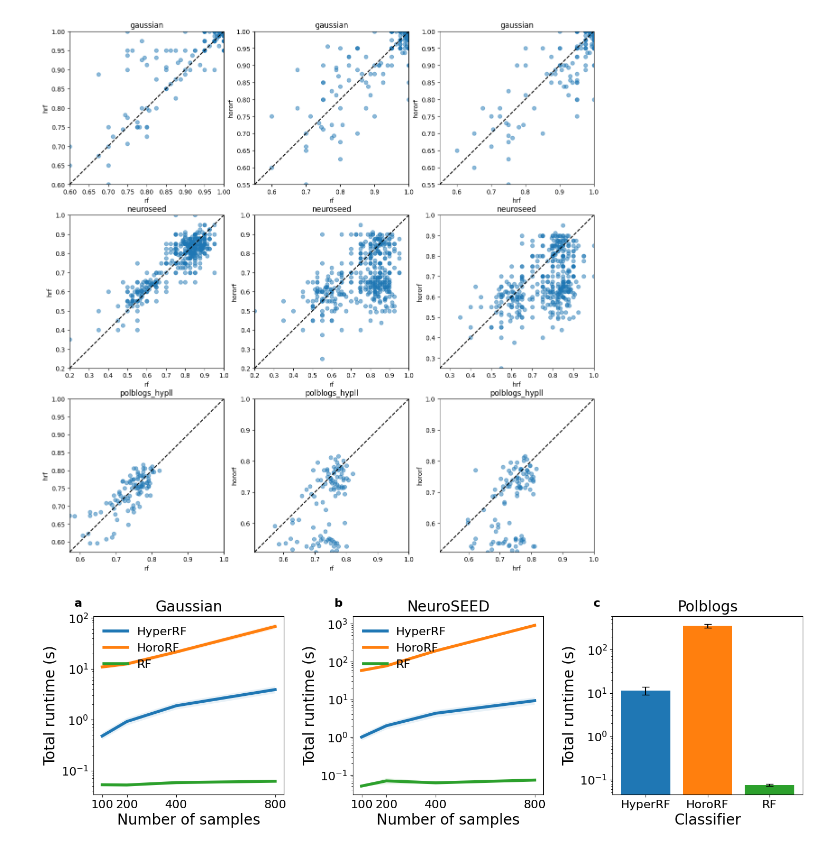
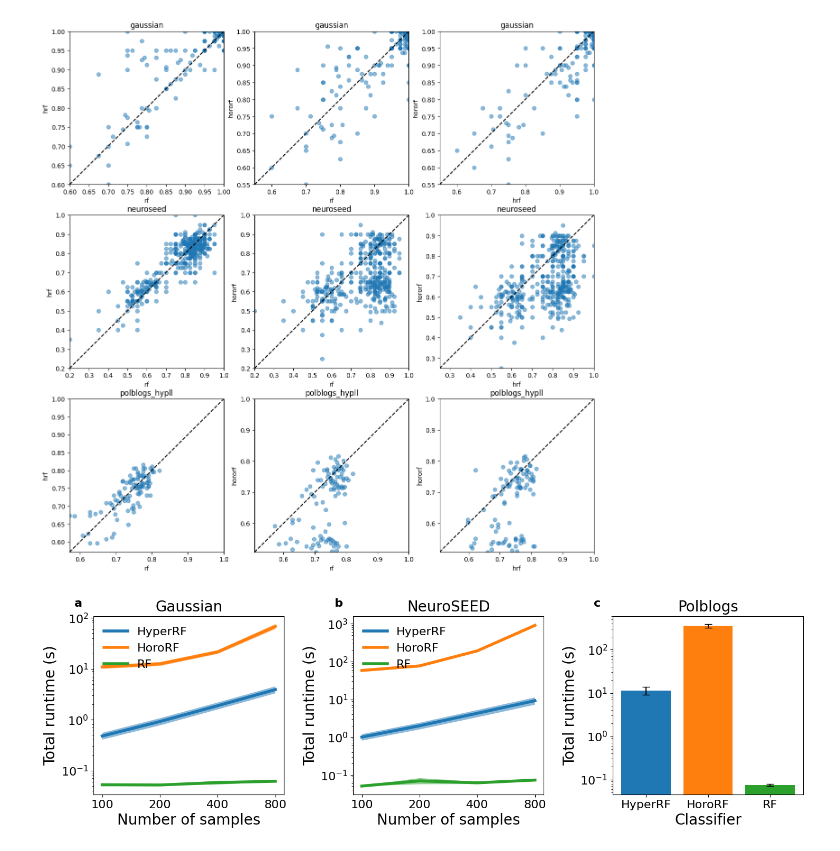
Before and after one commit to pchlenski/hyperdt, a Jupyter notebook: notebooks/25_statistical_testing_benchmarks.ipynb, the cells around one changed output. Drawn from its saved outputs; the diff is of its cells as text; code cells hidden in the pictures.

```diff
--- a/notebooks/25_statistical_testing_benchmarks.ipynb
+++ b/notebooks/25_statistical_testing_benchmarks.ipynb
@@ -289,11 +289,9 @@ for dataset, ax in zip(datasets, axs):
             to_plot = data_filtered[data_filtered["clf"] == clf]
             means = to_plot.groupby("n_samples")["time"].mean()
             stds = to_plot.groupby("n_samples")["time"].std() / np.sqrt(to_plot.groupby("n_samples")["time"].count())
-            ci_upper = means + 1.96 * stds
-            ci_lower = means - 1.96 * stds
             ax.plot(means.index, means, label=clf_names[clf], lw=4)
-            ax.fill_between(means.index, ci_lower, ci_upper, alpha=0.1)
-            # ax.set_xscale("log")
+            ax.fill_between(means.index, means - stds * 1.96, means + stds * 1.96, alpha=0.5)
+            ax.set_xscale("log")
             ax.set_xticks([100, 200, 400, 800])
             ax.set_xticklabels([100, 200, 400, 800])
             ax.minorticks_off()
@@ -301,33 +299,32 @@ for dataset, ax in zip(datasets, axs):
         ax.legend(loc="upper left", frameon=False)
 
     else:
         to_plot = data_filtered.groupby("clf")["time"]
         for clf in clfs:
             ax.bar(
                 clf_names[clf],
                 to_plot.mean()[clf],
-                yerr=to_plot.std()[clf] / np.sqrt(to_plot.count()[clf]) * 1.96,
+                yerr=to_plot.std()[clf] / np.sqrt(to_plot.count()[clf]) * 1.96,  # * 1.96,
                 capsize=5,
             )
         ax.set_xlabel("Classifier")
 
     # Add labels
     ax.set_title(dataset_names[dataset])
     ax.set_ylabel("Total runtime (s)")
-    # ax.set_yscale("log")
 
     # Label subfigures
     ax.text(
         -0.1,
         1.1,
         chr(ord("a") + list(datasets).index(dataset)),
         transform=ax.transAxes,
         fontsize=16,
         fontweight="bold",
         va="top",
     )
     ax.set_yscale("log")
 
 fig.tight_layout()
 # %% [output]
-[figure, old version]
+[figure, new version]
```
Also changed, not shown: 1 other file.
